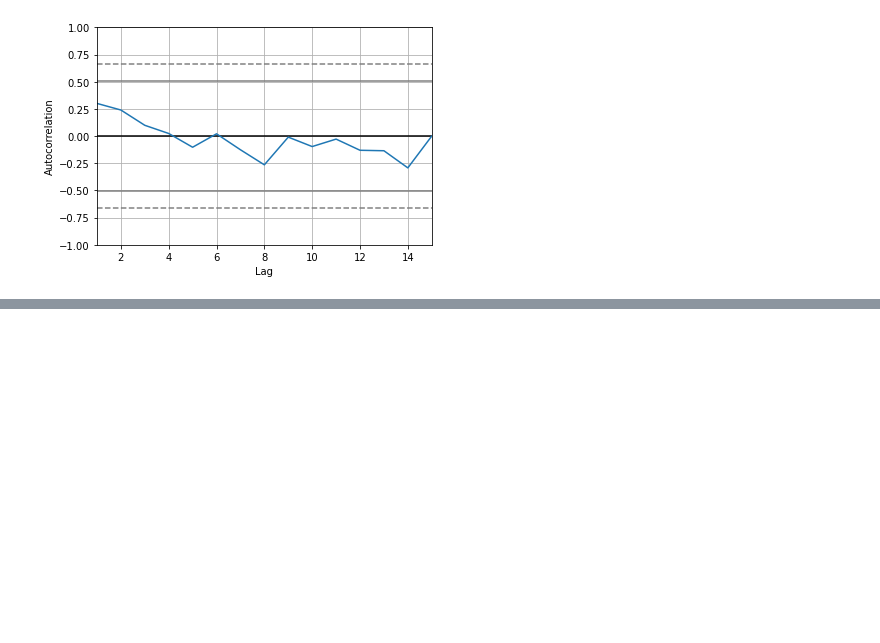
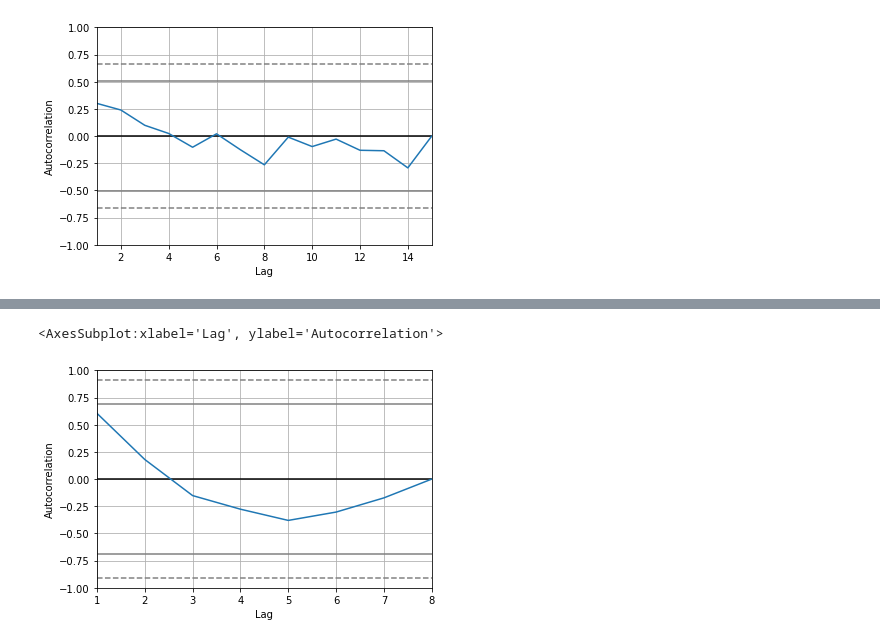
Before and after one commit to texasfight/ME379M_Hackathon, a Jupyter notebook: Notebooks/Irvin_EDA_Week_2.ipynb, the cells around one changed output, grey strips where cells are left out. Saved outputs shown, nothing was run; the diff lists cells and outputs as text; code cells hidden in the pictures; blank space fills up the shorter version.

```diff
--- a/Notebooks/Irvin_EDA_Week_2.ipynb
+++ b/Notebooks/Irvin_EDA_Week_2.ipynb
@@ -16,7 +18,9 @@ dfPYCO = pd.read_csv(r"..\Data\pyco_cost_monthly.csv", low_memory=False)
 dfXCO = pd.read_csv(r"..\Data\xco_cost_monthly.csv")
 # %%
 def process_data(df):
-    return df.groupby("invoice_month").agg({"total_cost": "sum"})
+    dfNew = df.groupby("invoice_month").agg({"total_cost": "sum"})
+    dfNew.index = pd.to_datetime(dfNew.index)
+    return dfNew
 # %%
 dfPYCO_processed = process_data(dfPYCO)
 dfXCO_processed = process_data(dfXCO)
@@ -75,0 +37,5 @@ max    11868.213465
+# %%
+pd.plotting.autocorrelation_plot(dfCCO_processed)
+# %% [output]
+<AxesSubplot:xlabel='Lag', ylabel='Autocorrelation'>
+[figure, added]
```
Also changed, not shown: parts of 15 cells of this notebook.
